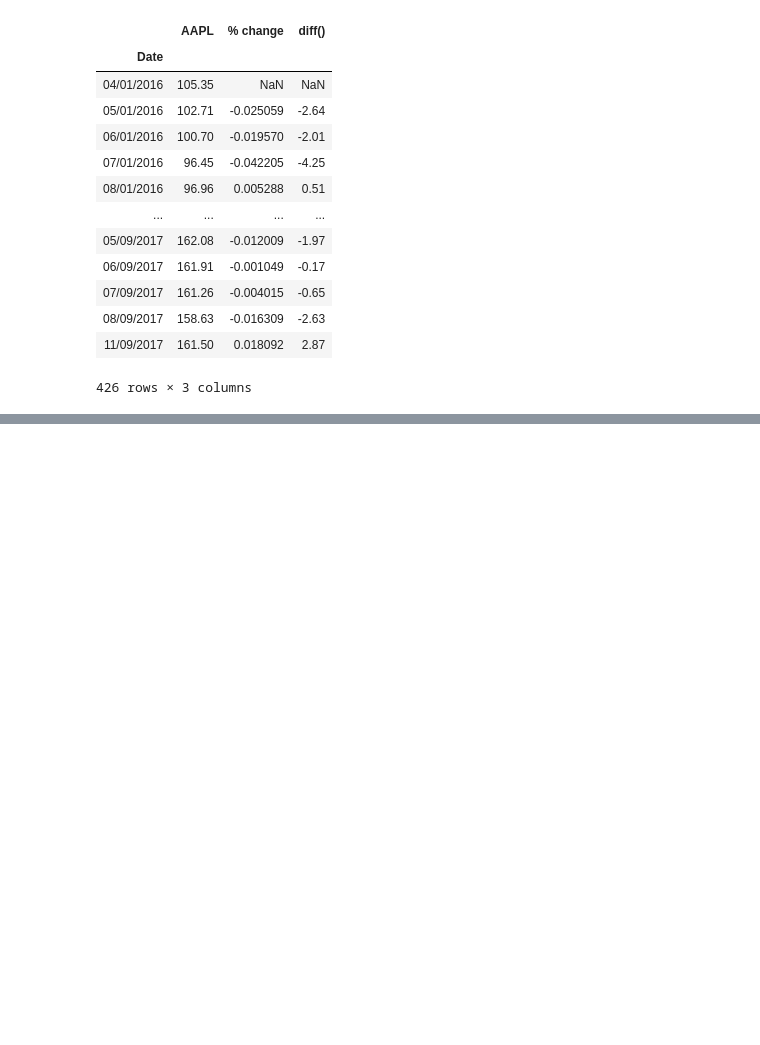
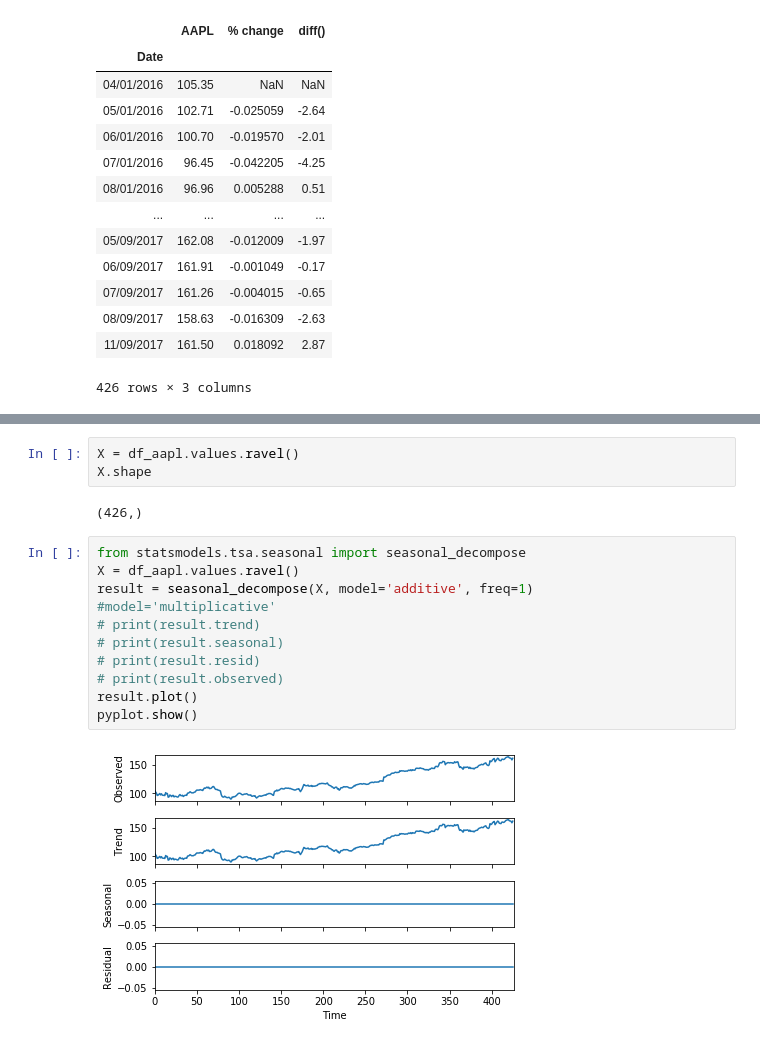
Before and after one commit to lukaszbinden/time-series-forecasting, a Jupyter notebook: notebooks/Times Series essentials.ipynb, the cells around one changed output, grey strips where cells are left out. Saved outputs shown, nothing was run; the diff lists cells and outputs as text; blank space fills up the shorter version.

```diff
--- a/notebooks/Times Series essentials.ipynb
+++ b/notebooks/Times Series essentials.ipynb
@@ -81,0 +142,17 @@ pd.DataFrame({'AAPL': aapl, '% change':aapl.pct_change(), 'diff()': aapl.diff()}
+# %%
+X = df_aapl.values.ravel()
+X.shape
+# %% [output]
+(426,)
+# %%
+from statsmodels.tsa.seasonal import seasonal_decompose
+X = df_aapl.values.ravel()
+result = seasonal_decompose(X, model='additive', freq=1)  #model='multiplicative'
+# print(result.trend)
+# print(result.seasonal)
+# print(result.resid)
+# print(result.observed)
+result.plot()
+pyplot.show()
+# %% [output]
+[figure, added]
```
Also changed, not shown: parts of 14 cells of this notebook.
